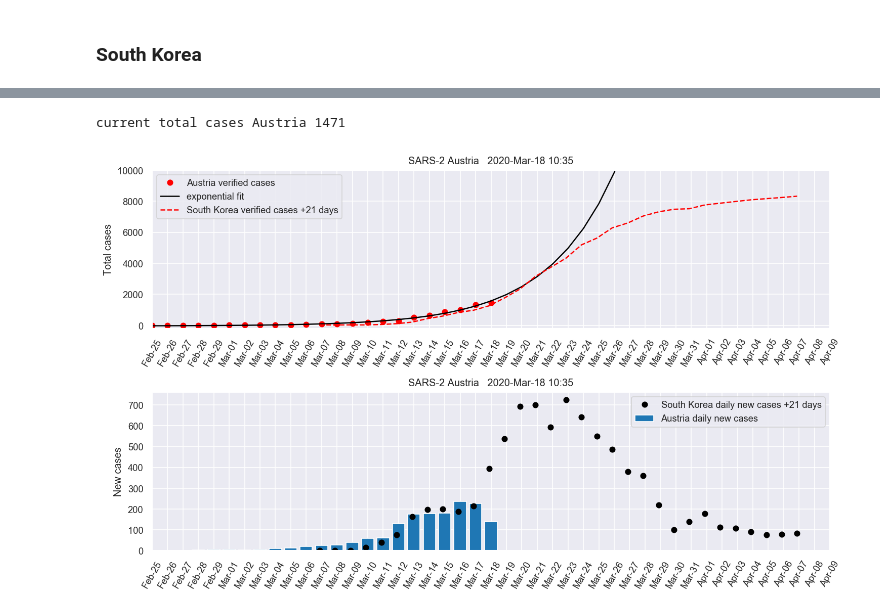
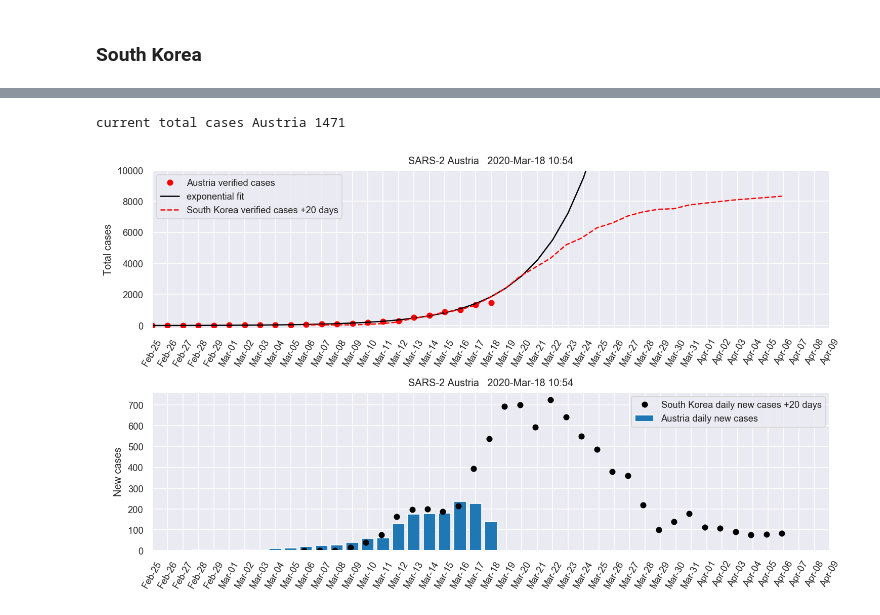
Before and after one commit to cmoestl/sars2_austria, a Jupyter notebook: fit_austria.ipynb, the cells around one changed output, grey strips where cells are left out. Cells and saved outputs as stored; diff of their text form; code cells hidden in the pictures.

```diff
--- a/fit_austria.ipynb
+++ b/fit_austria.ipynb
@@ -39,7 +39,7 @@ print(cases)
 dates1=parse_time(dates).plot_date
 dates1=dates1-dates1[0]
 
-param = scipy.optimize.curve_fit(expon, dates1, cases )
+param = scipy.optimize.curve_fit(expon, dates1[0:-2], cases[0:-2] )
 
 p1=param[0][0]
 p2=param[0][1]
@@ -74,8 +74,8 @@ now=datetime.datetime.utcnow().strftime("%Y-%b-%d %H:%M")
 t_start_sk=parse_time('2020-02-15 20:00').datetime
 t_end_sk=parse_time('2020-03-18 20:00').datetime
 
-t_start_sk=t_start_sk+datetime.timedelta(days=21)
-t_end_sk=t_end_sk+datetime.timedelta(days=21)
+t_start_sk=t_start_sk+datetime.timedelta(days=20)
+t_end_sk=t_end_sk+datetime.timedelta(days=20)
 
 dates_sk=parse_time([t_start_sk + datetime.timedelta(days=1*n) for n in range((t_end_sk - t_start_sk).days)]).datetime
 
@@ -111,36 +111,36 @@ ax1 = plt.subplot(211)
 
 ax1.plot(dates,cases,'or',label='Austria verified cases')
 ax1.plot(dates_fut,fit,'-k',label='exponential fit')
-ax1.plot(dates_sk,cases_sk,'--r',label='South Korea verified cases +21 days')
+ax1.plot(dates_sk,cases_sk,'--r',label='South Korea verified cases +20 days')
 
 
 ax1.xaxis.set_major_formatter( matplotlib.dates.DateFormatter('%b-%d') )
 ax1.set_xlim([dates_fut[0],dates_fut[-1]])
 plt.xticks(rotation=60)
 plt.ylabel('Total cases')
 plt.ylim(-200,10000)
 plt.title('SARS-2 Austria   '+now)
 plt.legend()
 ax1.set_xticks(dates_fut)
 
 
 ax2 = plt.subplot(212)
 
 ax2.bar(dates,np.gradient(cases),label='Austria daily new cases')
-ax2.plot(dates_sk,np.gradient(cases_sk),'ok',label='South Korea daily new cases +21 days')
+ax2.plot(dates_sk,np.gradient(cases_sk),'ok',label='South Korea daily new cases +20 days')
 
 ax2.xaxis.set_major_formatter( matplotlib.dates.DateFormatter('%b-%d') )
 
 plt.xticks(rotation=60)
 plt.ylabel('New cases')
 ax2.set_xlim([dates_fut[0],dates_fut[-1]])
 plt.title('SARS-2 Austria   '+now)
 ax2.set_xticks(dates_fut)
 
 plt.legend()
 
 plt.tight_layout()
 print('current total cases Austria',cases[-1])
 # %% [output]
 current total cases Austria 1471
-[figure, old version]
+[figure, new version]
```
Also changed, not shown: parts of 1 cell of this notebook, 1 other file.
